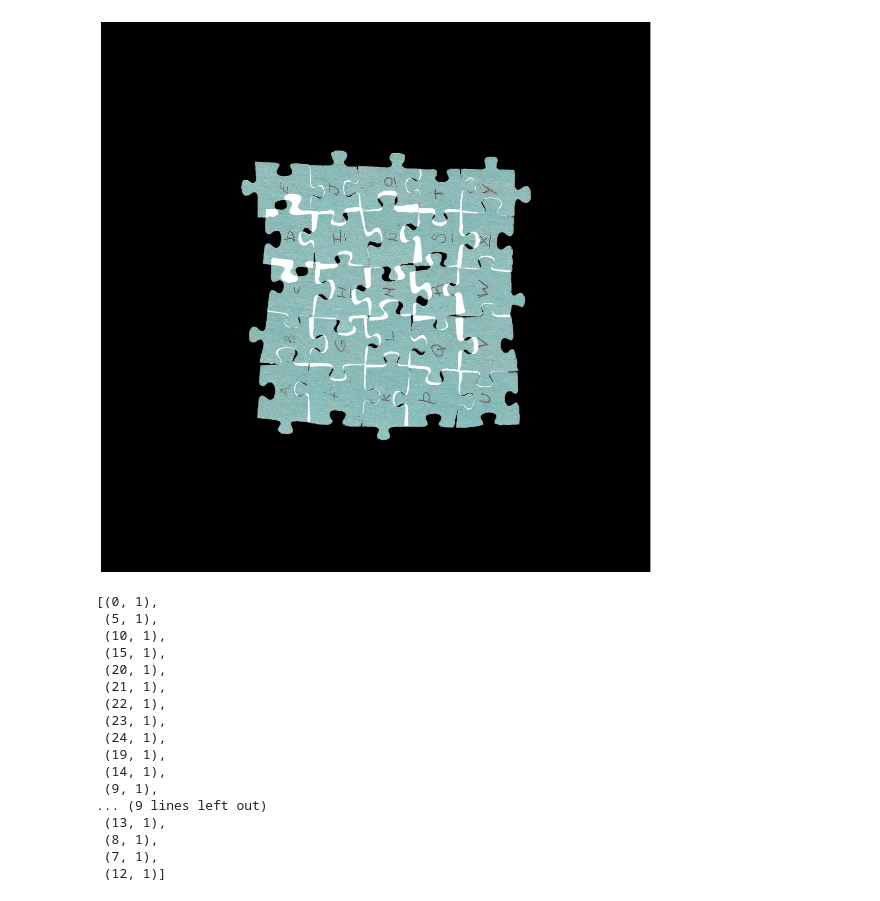
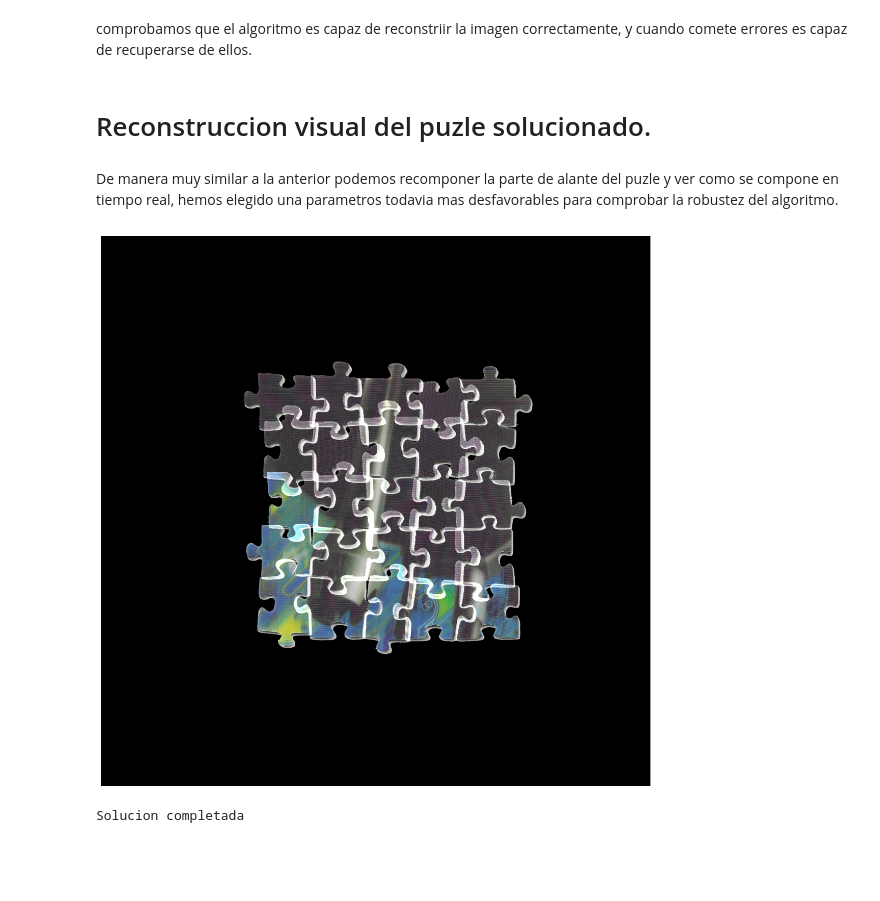
Before and after one commit to iocolopus/FAI_Jigsaw, a Jupyter notebook: 3_visualizacion de soluciones.ipynb, the cells around one changed output. Cells and saved outputs as stored; diff of their text form; code cells hidden in the pictures; blank space fills up the shorter version.

```diff
--- a/solution_plot_test.ipynb
+++ b/3_visualizacion de soluciones.ipynb
@@ -37,22 +93,19 @@ solver.solve(plot_for_ipynb_t_1=True)
+# %% [markdown]
+comprobamos que el algoritmo es capaz de reconstriir la imagen correctamente, y cuando comete errores es capaz de recuperarse de ellos.
+# %% [markdown]
+# Reconstruccion visual del puzle solucionado.
+# %% [markdown]
+De manera muy similar a la anterior podemos recomponer la parte de alante del puzle y ver como se compone en tiempo real, hemos elegido una parametros todavia mas desfavorables para comprobar la robustez del algoritmo.
 # %%
 solver = Backtrack_solver(lista_piezas)
-solver.solve(plot_for_ipynb_t_2=True)
+solver.solve(plot_for_ipynb_t_3=True,
+             c1=0.06,
+             n_samples=4,
+             greedy=False,
+             edge_threshold=25,
+             interior_threshold=16)
+
+print("Solucion completada")
 # %% [output]
-[figure, old version]
+[figure, new version]
-[(0, 1),
- (5, 1),
- (10, 1),
- (15, 1),
- (20, 1),
- (21, 1),
- (22, 1),
- (23, 1),
- (24, 1),
- (19, 1),
- (14, 1),
- (9, 1),
-... (9 lines left out)
- (13, 1),
- (8, 1),
- (7, 1),
- (12, 1)]
+Solucion completada
```
Also changed, not shown: parts of 18 cells of this notebook, 9 other files.
